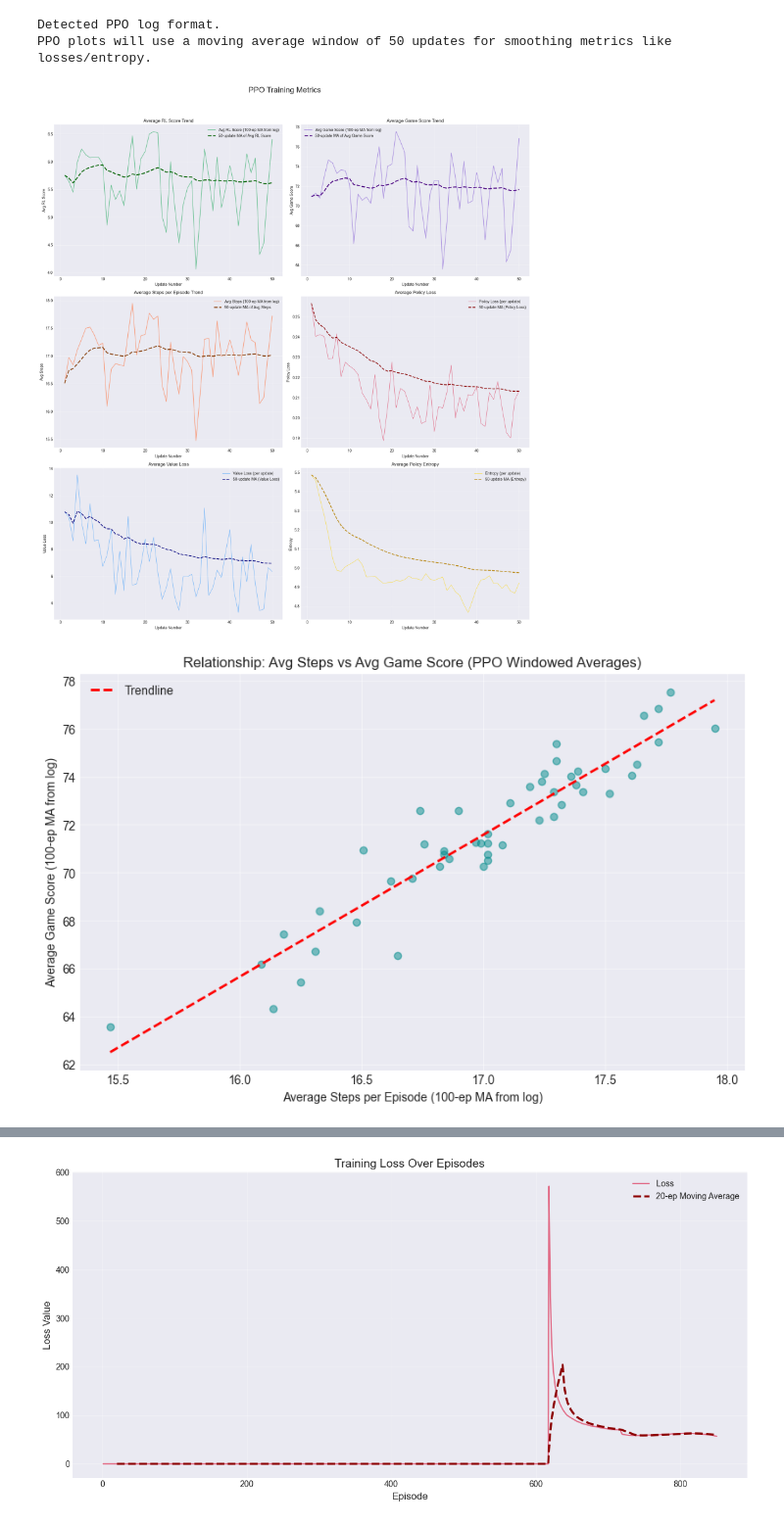
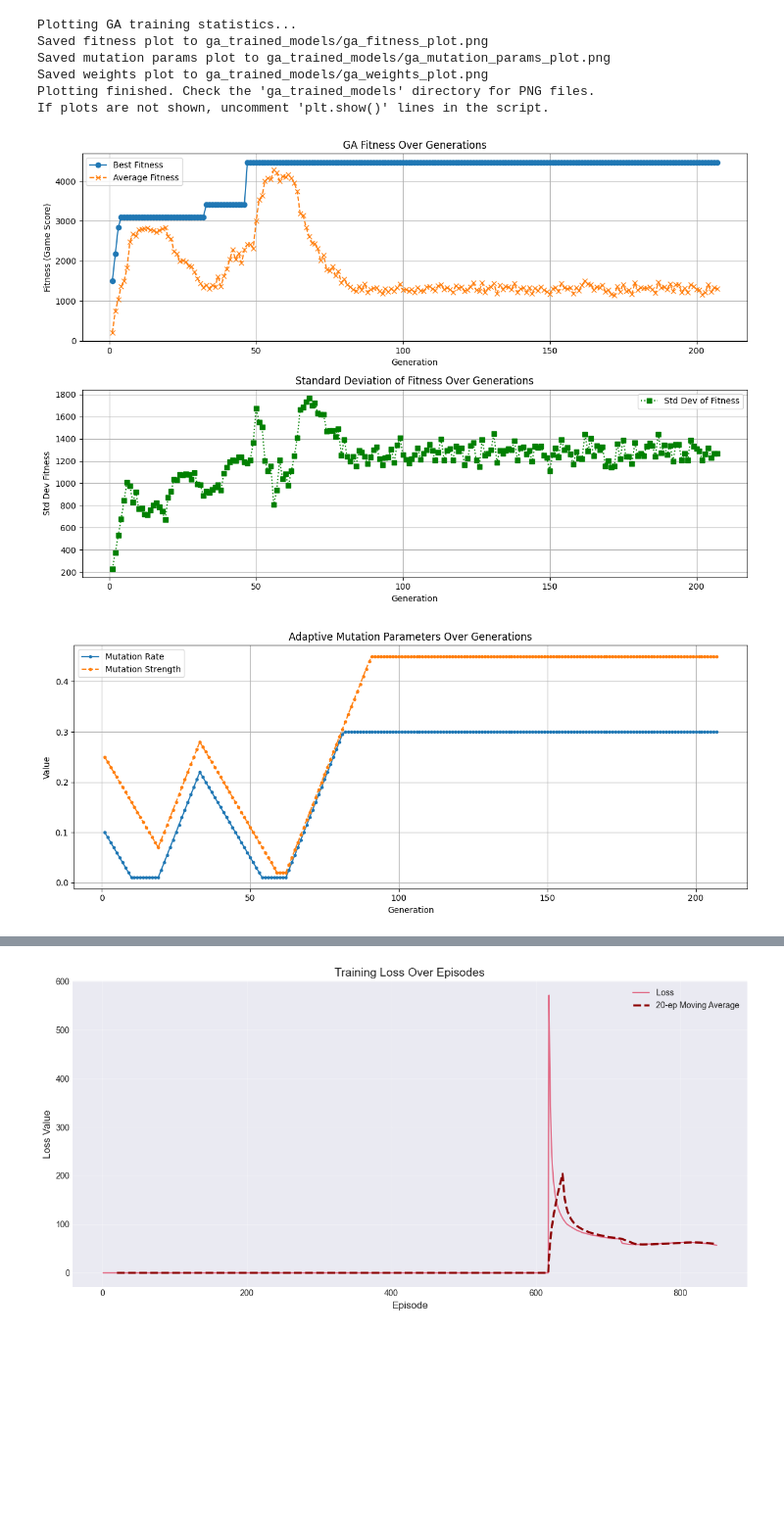
Before and after one commit to SwindleBreeze/blockdoku-AI, a Jupyter notebook: resualts.ipynb, the cells around one changed output, grey strips where cells are left out. Shown: that part at 98% size. Drawn from its saved outputs; the diff is of its cells as text; code cells hidden in the pictures; blank space fills up the shorter version.

```diff
--- a/resualts.ipynb
+++ b/resualts.ipynb
@@ -80,39 +80,43 @@ def plot_ga_statistics(log_filepath=None):
 
 
     num_heuristics_in_log = 0
     for col in df.columns:
         if col.startswith('best_weight_'):
             num_heuristics_in_log +=1
 
     if num_heuristics_in_log == s_ai.GA_NUM_HEURISTICS:
         plt.figure(figsize=(14, 7))
         for i in range(s_ai.GA_NUM_HEURISTICS):
             weight_col_name = f'best_weight_{i}'
             if weight_col_name in df.columns:
                  plt.plot(generations, df[weight_col_name], label=heuristic_names[i] if i < len(heuristic_names) else weight_col_name, marker='.')
             else:
                 print(f"Warning: Weight column {weight_col_name} not found in log.")
 
         plt.title('Best Individual\'s Heuristic Weights Over Generations')
         plt.xlabel('Generation')
         plt.ylabel('Weight Value')
         plt.legend(loc='center left', bbox_to_anchor=(1, 0.5))
         plt.grid(True)
         plt.tight_layout(rect=[0, 0, 0.85, 1]) # Adjust layout to make space for legend
         plt.savefig(os.path.join(s_ai.GA_MODEL_SAVE_DIR, "ga_weights_plot.png"))
         print(f"Saved weights plot to {os.path.join(s_ai.GA_MODEL_SAVE_DIR, 'ga_weights_plot.png')}")
         # plt.show() # Uncomment to display plots immediately
     else:
         print(f"Number of weight columns in log ({num_heuristics_in_log}) does not match GA_NUM_HEURISTICS ({s_ai.GA_NUM_HEURISTICS}). Skipping weights plot.")
 
 
-if __name__ == "__main__":
-    print("Plotting GA training statistics...")
-    plot_ga_statistics()
-    print("Plotting finished. Check the 'ga_trained_models' directory for PNG files.")
-    print("If plots are not shown, uncomment 'plt.show()' lines in the script.")
+
+print("Plotting GA training statistics...")
+plot_ga_statistics("/home/aljazjustin/blockdoku_AI/blockdoku-AI/ga_trained_models/3ga_training_log.csv")
+print("Plotting finished. Check the 'ga_trained_models' directory for PNG files.")
+print("If plots are not shown, uncomment 'plt.show()' lines in the script.")
 # %% [output]
-Detected PPO log format.
-PPO plots will use a moving average window of 50 updates for smoothing metrics like losses/entropy.
+Plotting GA training statistics...
+Saved fitness plot to ga_trained_models/ga_fitness_plot.png
+Saved mutation params plot to ga_trained_models/ga_mutation_params_plot.png
+Saved weights plot to ga_trained_models/ga_weights_plot.png
+Plotting finished. Check the 'ga_trained_models' directory for PNG files.
+If plots are not shown, uncomment 'plt.show()' lines in the script.
-[figure, old version]
+[figure, new version]
-[figure, old version]
+[figure, new version]
```
Also changed, not shown: parts of 2 cells of this notebook, 13 other files.
